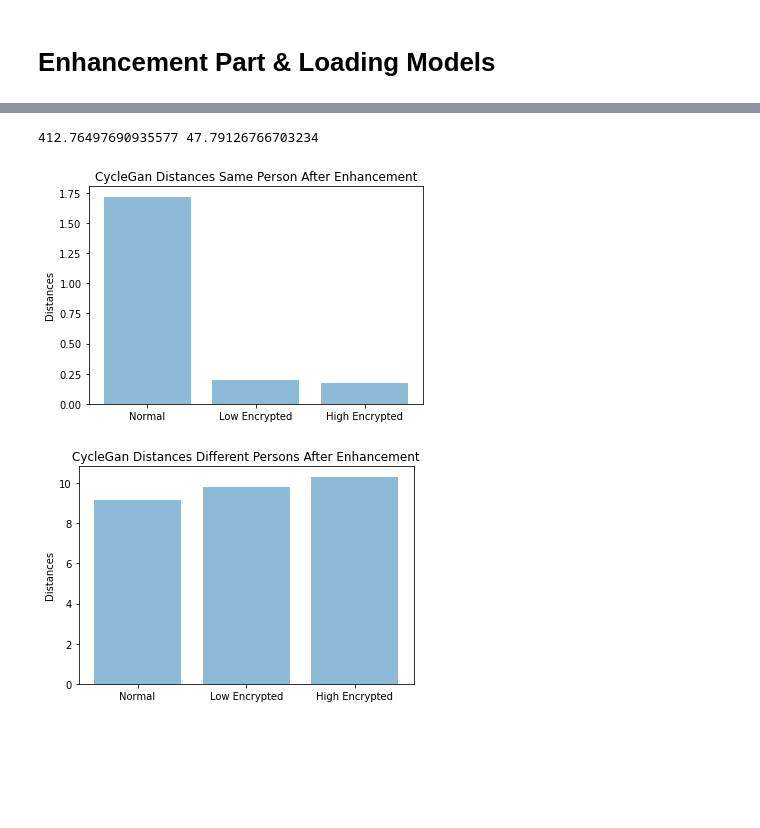
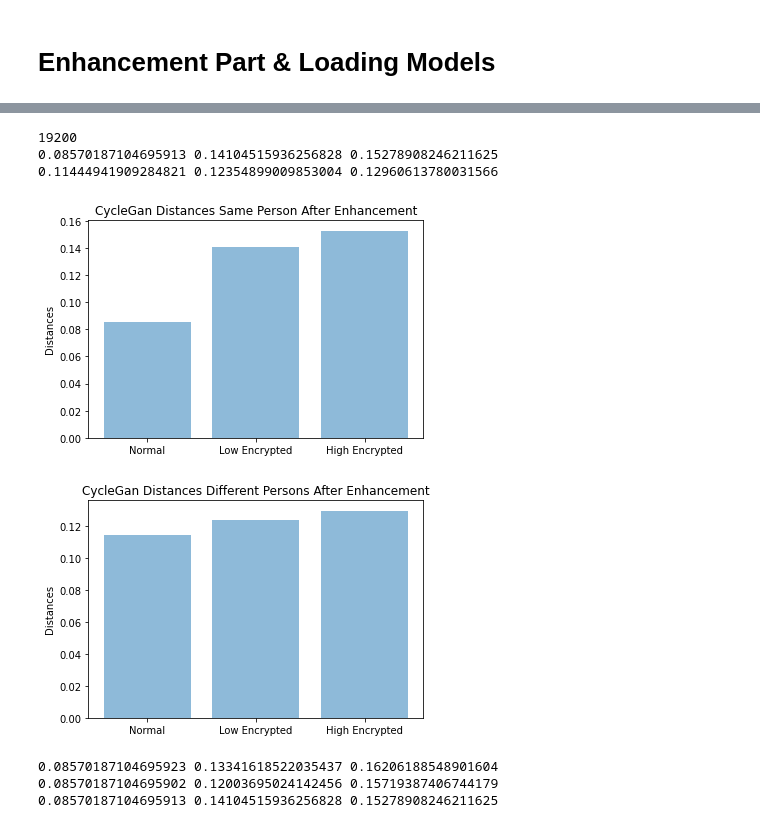
Before and after one commit to hazem-kamel/image_decryption_gan, a Jupyter notebook: Baseline_FaceRecognition.ipynb, the cells around one changed output, grey strips where cells are left out. Cells and saved outputs as stored; diff of their text form; code cells hidden in the pictures; blank space fills up the shorter version.

```diff
--- a/Baseline_FaceRecognition.ipynb
+++ b/Baseline_FaceRecognition.ipynb
@@ -1151,15 +1131,16 @@ array_test_images=[filename1_normal,filename2_normal]
 folder = './gdrive/MyDrive/CycleGan_FinalTest/'
 i = 1
 x_axis=0
+k=0
 normal_y_axis=0
 lowEncrypted_y_axis=0
-distances_normal=0
-distances_normal_different=0
-distances_lowEncrypted=0
-distances_lowEncrypted_different=0
-highEncrypted_y_axis=0
-distances_highEncrypted=0
-distances_highEncrypted_different=0
+distances_normal_cycle=0
+distances_normal_different_cycle=0
+distances_lowEncrypted_cycle=0
+distances_lowEncrypted_different_cycle=0
+highEncrypted_y_axis_cycle=0
+distances_highEncrypted_cycle=0
+distances_highEncrypted_different_cycle=0
     # enumerate files
 for filenameN in listdir(folder):
   if(filenameN.find("j2k") == -1):
@@ -1167,29 +1148,24 @@ for filenameN in listdir(folder):
         for filename in listdir(folder):
           # get prediction
           if(filename != '.ipynb_checkpoints'):
-            [TypeOfTest,value,distance,sameOrDiff] = FaceRecognizerEnhanced(filenameN,filename)
+            [TypeOfTest,value,distance,sameOrDiff] = FaceRecognizerEnhancedCycle(filenameN,filename)
             i+=1
+            k+=1
             if(TypeOfTest=='normal'):
               if(sameOrDiff=='same'):
-                        normal_y_axis+=value
-                        distances_normal+=distance
+                        distances_normal_cycle+=distance
               else:
-                        normal_y_axis+=value
-                        distances_normal_different+=distance
+                        distances_normal_different_cycle+=distance
             elif(TypeOfTest == 'lowEncrypted'):
               if(sameOrDiff == 'same'):
-                lowEncrypted_y_axis+=value
-                distances_lowEncrypted+=distance
+                distances_lowEncrypted_cycle+=distance
               else:
-                lowEncrypted_y_axis+=value
-                distances_lowEncrypted_different+=distance
+                distances_lowEncrypted_different_cycle+=distance
             else:
               if(sameOrDiff == 'same'):
-                highEncrypted_y_axis+=value
-                distances_highEncrypted+=distance
+                distances_highEncrypted_cycle+=distance
               else:
-                highEncrypted_y_axis+=value
-                distances_highEncrypted_different+=distance
+                distances_highEncrypted_different_cycle+=distance
 # %% [output]
 Streaming output truncated to the last 5000 lines.
 501194_490550.jpg 501195_490588.jpg
@@ -1211,21 +1187,52 @@ Streaming output truncated to the last 5000 lines.
 # %%
 plt.figure(1)
 objects = ('Normal', 'Low Encrypted','High Encrypted')
 y_pos = np.arange(len(objects))
-print(distances_normal,distances_lowEncrypted)
-performance = [distances_normal/240,distances_lowEncrypted/240,distances_highEncrypted/240]
+performance = [distances_normal_cycle/k,distances_lowEncrypted_cycle/k,distances_highEncrypted_cycle/k]
 plt.bar(y_pos, performance, align='center', alpha=0.5)
 plt.xticks(y_pos, objects)
 plt.ylabel('Distances')
 plt.title('CycleGan Distances Same Person After Enhancement')
 plt.figure(2)
-performance_different_persons = [distances_normal_different/240,distances_lowEncrypted_different/240,distances_highEncrypted_different/240]
+print(k)
+performance_different_persons = [distances_normal_different_cycle/k,distances_lowEncrypted_different_cycle/k,distances_highEncrypted_different_cycle/k]
 plt.bar(y_pos, performance_different_persons, align='center', alpha=0.5)
 plt.xticks(y_pos, objects)
 plt.ylabel('Distances')
 plt.title('CycleGan Distances Different Persons After Enhancement')
+print(distances_normal_cycle/k,distances_lowEncrypted_cycle/k,distances_highEncrypted_cycle/k)
+print(distances_normal_different_cycle/k,distances_lowEncrypted_different_cycle/k,distances_highEncrypted_different_cycle/k)
 plt.show()
 # %% [output]
-412.76497690935577 47.79126766703234
+19200
+0.08570187104695913 0.14104515936256828 0.15278908246211625
+0.11444941909284821 0.12354899009853004 0.12960613780031566
-[figure, old version]
+[figure, new version]
-[figure, old version]
+[figure, new version]
+# %%
+k=19200
+distances_normal= 0.08570187104695923
+distances_lowEncrypted=0.13341618522035437
+distances_highEncrypted=0.16206188548901604
+distances_normal_different=0.11444941909284805
+distances_lowEncrypted_different=0.1254553658204277
+distances_highEncrypted_different=0.13387564600693602
+distances_normal_pix= 0.08570187104695902
+distances_lowEncrypted_pix=0.12003695024142456
+distances_highEncrypted_pix=0.15719387406744179
+distances_normal_cycle= 0.08570187104695913
+distances_lowEncrypted_cycle=0.14104515936256828
+distances_highEncrypted_cycle=0.15278908246211625
+distances_normal_different_pix=0.11444941909284824
+distances_lowEncrypted_different_pix=0.12309193234286397
+distances_highEncrypted_different_pix=0.12952664599950214
+distances_normal_different_cycle=0.11444941909284821
+distances_lowEncrypted_different_cycle=0.12354899009853004
+distances_highEncrypted_different_cycle=0.12960613780031566
+print(distances_normal,distances_lowEncrypted,distances_highEncrypted)
+print(distances_normal_pix,distances_lowEncrypted_pix,distances_highEncrypted_pix)
+print(distances_normal_cycle,distances_lowEncrypted_cycle,distances_highEncrypted_cycle)
+# %% [output]
+0.08570187104695923 0.13341618522035437 0.16206188548901604
+0.08570187104695902 0.12003695024142456 0.15719387406744179
+0.08570187104695913 0.14104515936256828 0.15278908246211625
```
Also changed, not shown: parts of 9 cells of this notebook.
